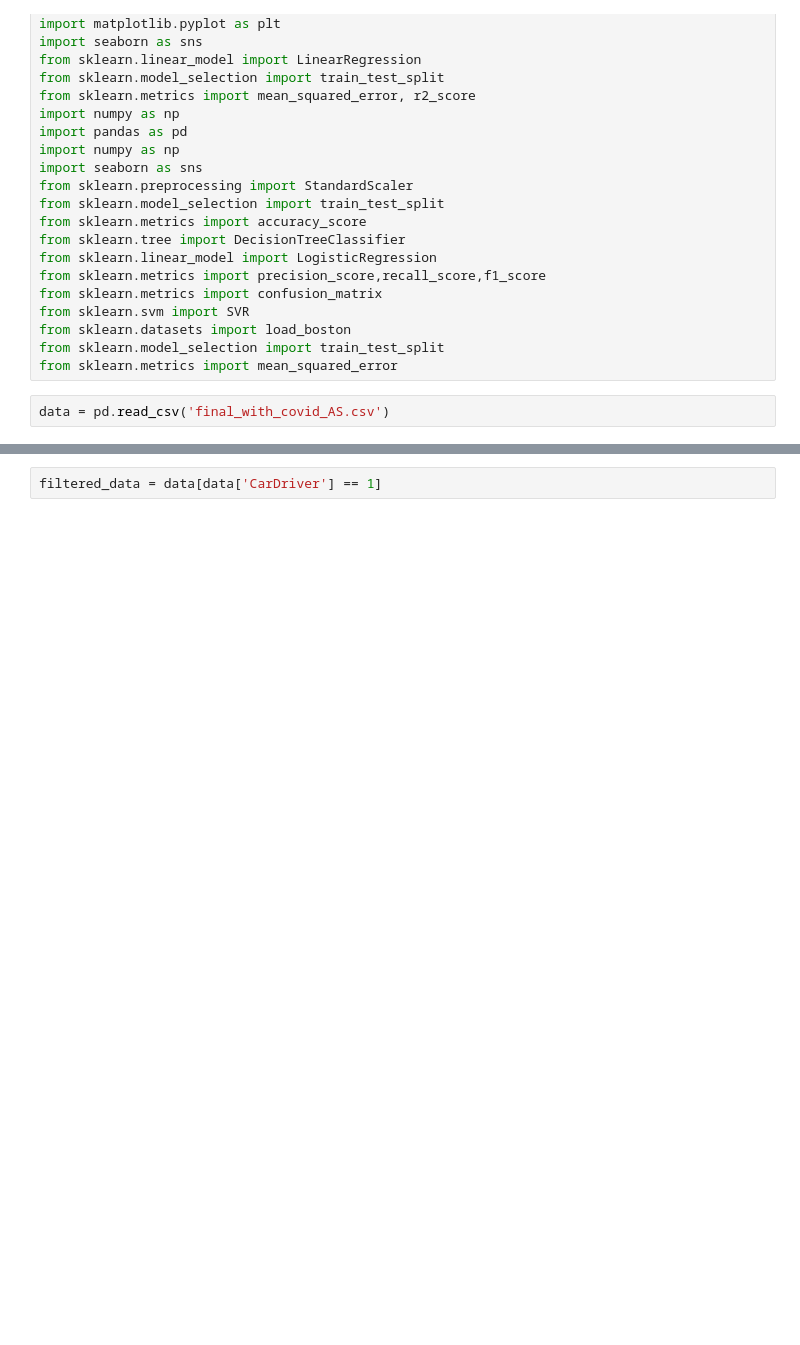
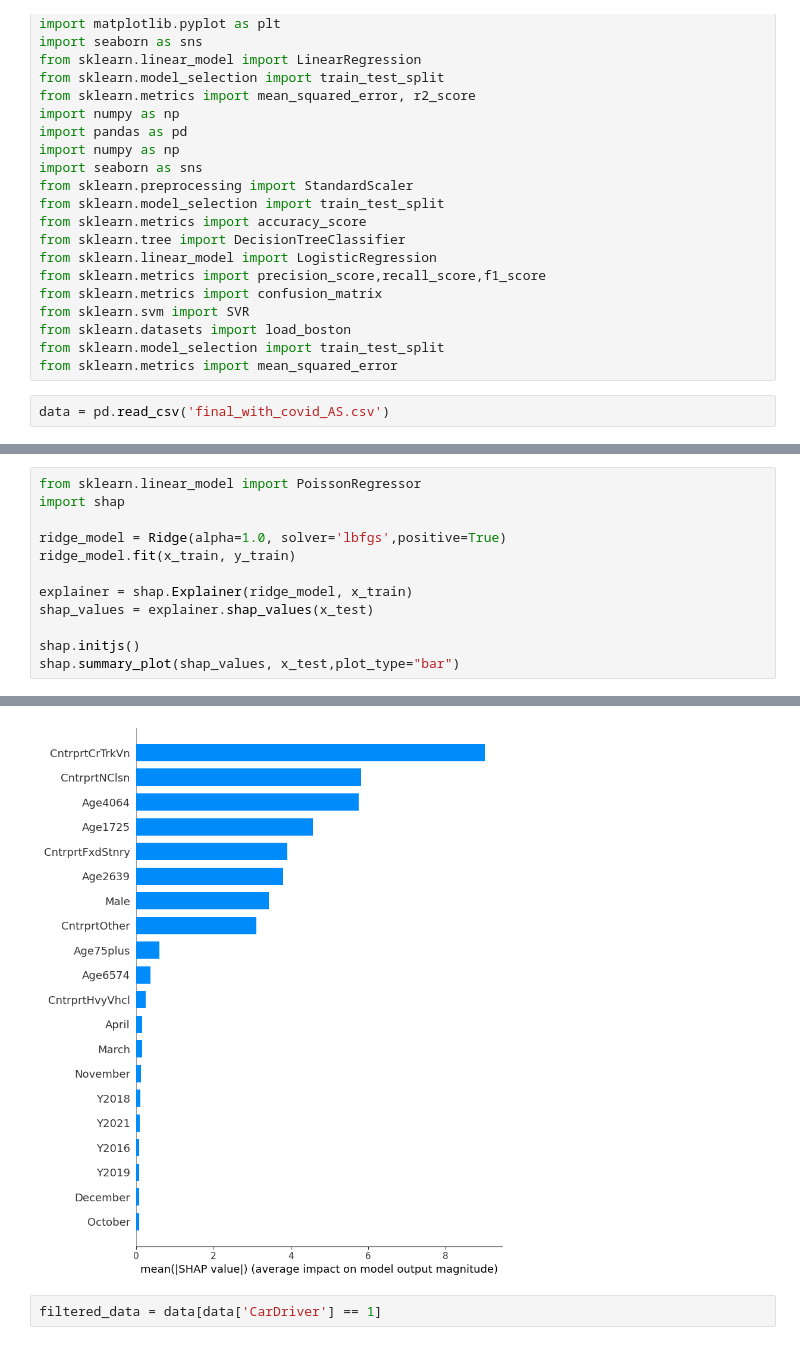
Before and after one commit to mraminamiri/National_Accident, a Jupyter notebook: severityregression/RIDGE sever.ipynb, the cells around one changed output, grey strips where cells are left out. Saved outputs shown, nothing was run; the diff lists cells and outputs as text; blank space fills up the shorter version.

```diff
--- a/severityregression/RIDGE sever.ipynb
+++ b/severityregression/RIDGE sever.ipynb
@@ -40,0 +148,13 @@ data = pd.read_csv('final_with_covid_AS.csv')
+# %%
+from sklearn.linear_model import PoissonRegressor
+import shap
+
+ridge_model = Ridge(alpha=1.0, solver='lbfgs',positive=True)
+ridge_model.fit(x_train, y_train)
+
+explainer = shap.Explainer(ridge_model, x_train)
+shap_values = explainer.shap_values(x_test)
+
+shap.initjs()
+shap.summary_plot(shap_values, x_test,plot_type="bar")
+# %% [output]
@@ -41,3 +162,4 @@ data = pd.read_csv('final_with_covid_AS.csv')
+[figure, added]
 # %%
 filtered_data = data[data['CarDriver'] == 1]
 # %%
```
Also changed, not shown: parts of 17 cells of this notebook, 2 other files.
